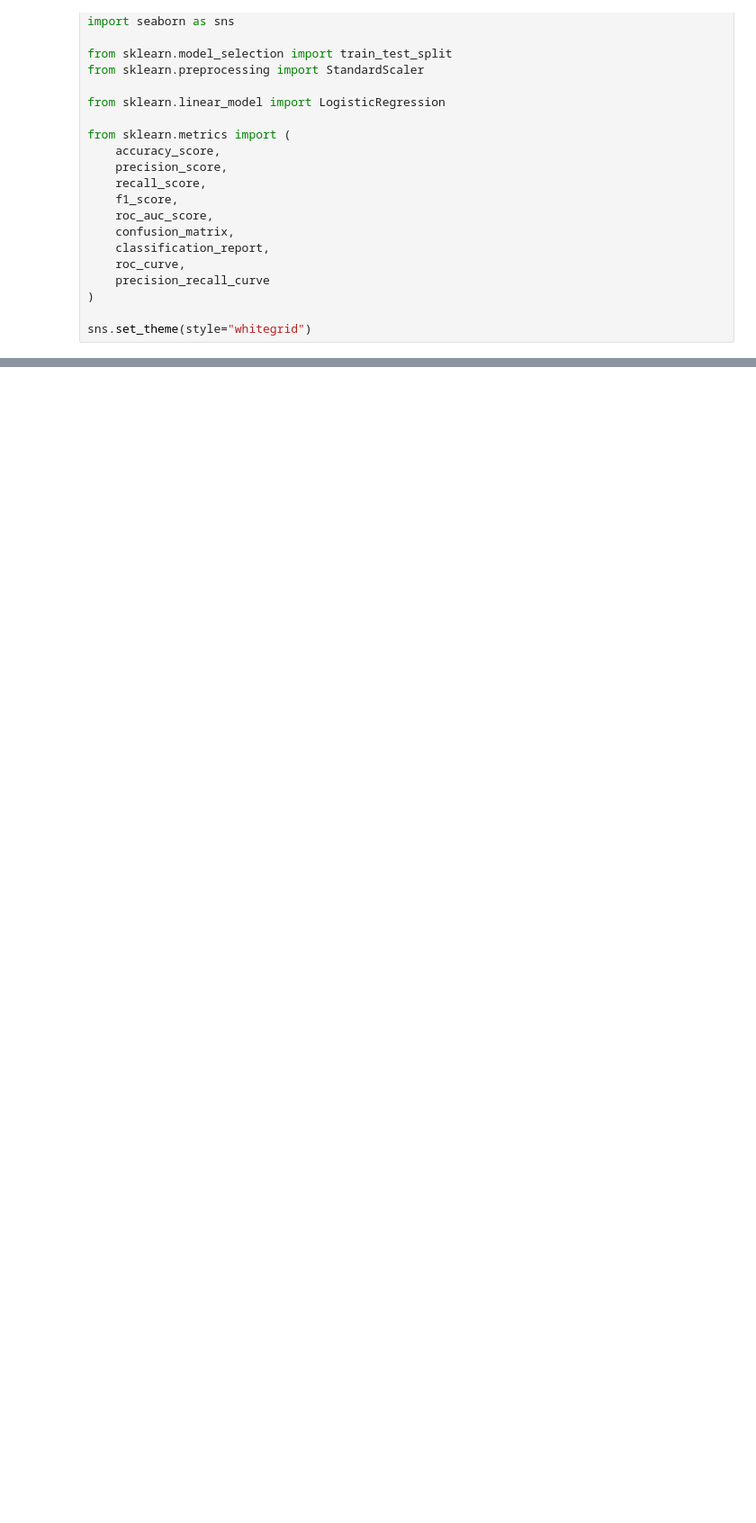
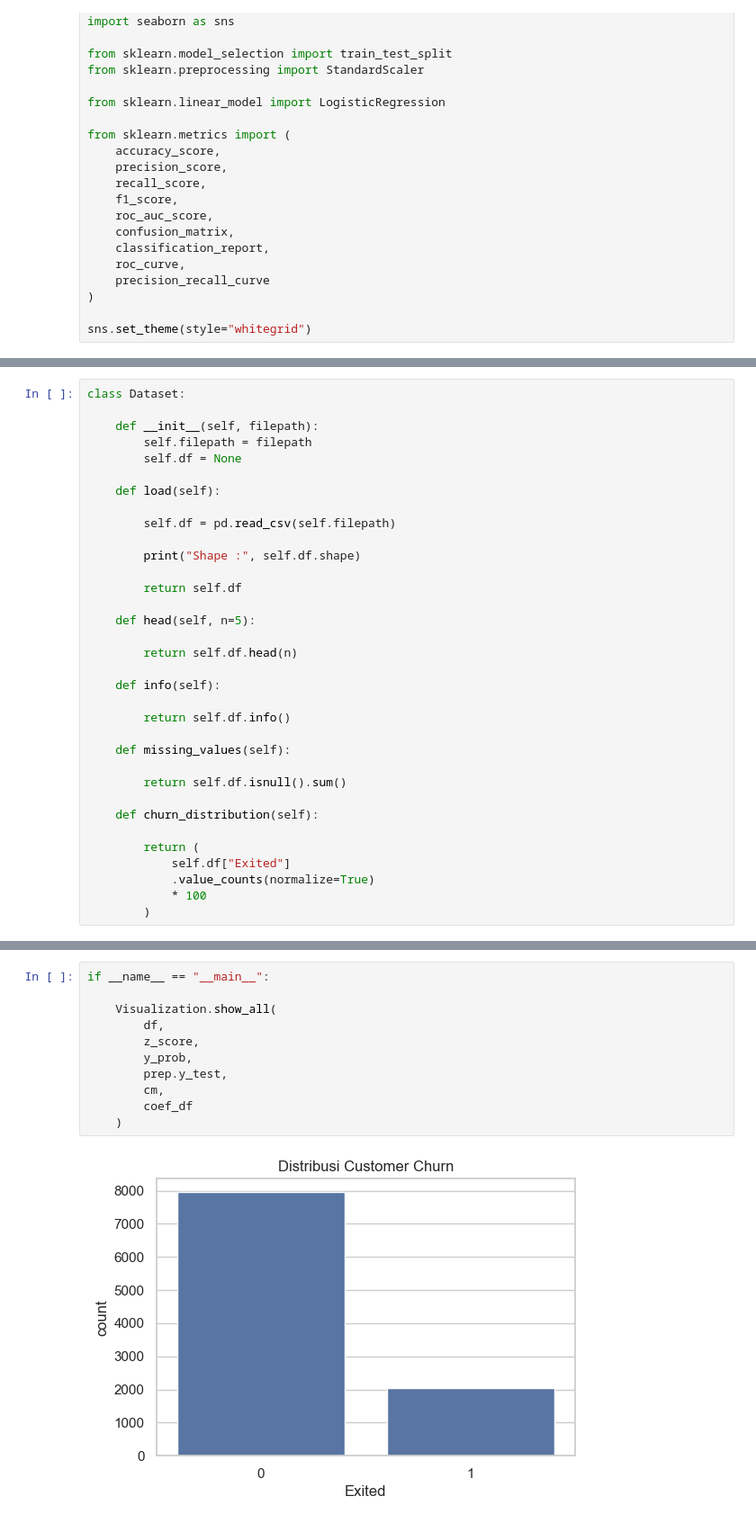
Before and after one commit to kimithora/Tubes-Struktur-Data-Algoritma, a Jupyter notebook: trialerror.ipynb, the cells around one changed output, grey strips where cells are left out. Shown at 90% size. Drawn from its saved outputs; the diff is of its cells as text; blank space fills up the shorter version.

```diff
--- a/trialerror.ipynb
+++ b/trialerror.ipynb
@@ -428,0 +26,34 @@ Gender_Male -0.2608510174969197
+# %%
+class Dataset:
+
+    def __init__(self, filepath):
+        self.filepath = filepath
+        self.df = None
+
+    def load(self):
+
+        self.df = pd.read_csv(self.filepath)
+
+        print("Shape :", self.df.shape)
+
+        return self.df
+
+    def head(self, n=5):
+
+        return self.df.head(n)
+
+    def info(self):
+
+        return self.df.info()
+
+    def missing_values(self):
+
+        return self.df.isnull().sum()
+
+    def churn_distribution(self):
+
+        return (
+            self.df["Exited"]
+            .value_counts(normalize=True)
+            * 100
+        )
@@ -428,0 +495,13 @@ Gender_Male -0.2608510174969197
+# %%
+if __name__ == "__main__":
+
+    Visualization.show_all(
+        df,
+        z_score,
+        y_prob,
+        prep.y_test,
+        cm,
+        coef_df
+    )
+# %% [output]
+[figure, added]
```
Also changed, not shown: parts of 32 cells of this notebook, 3 other files.
